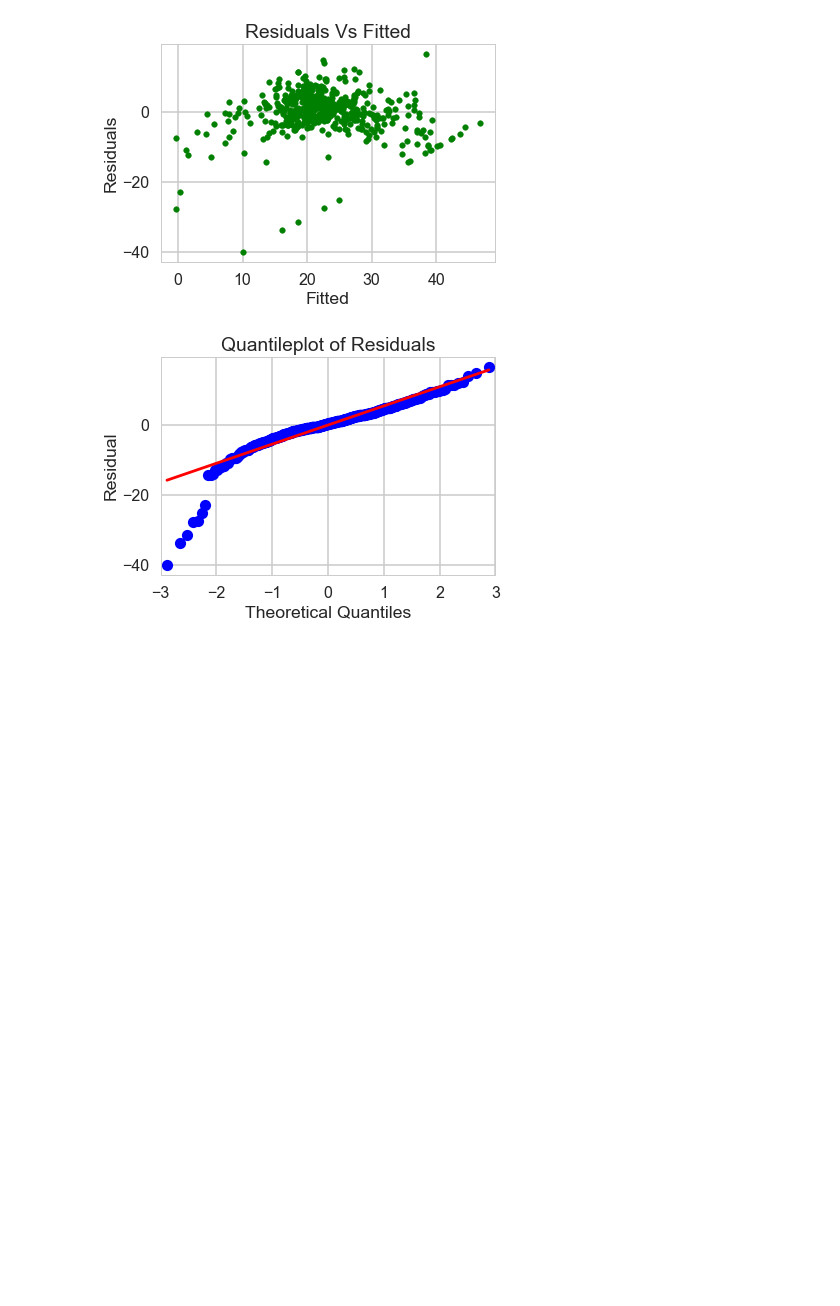
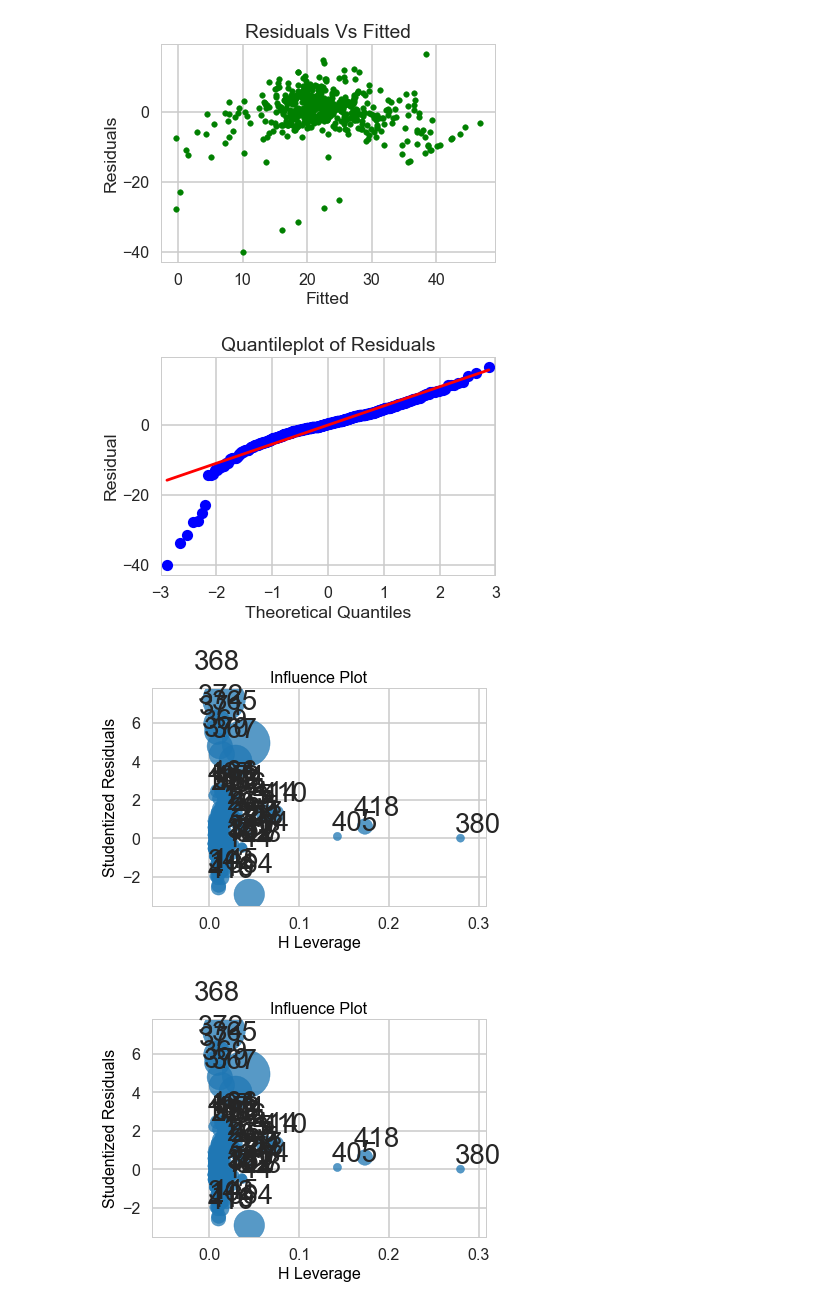
Before and after one commit to sowjanya2106/Springboard, a Jupyter notebook: Machine Learning/linear_regression/Mini_Project_Linear_Regression.ipynb, the cells around one changed output. Drawn from its saved outputs; the diff is of its cells as text; code cells hidden in the pictures; blank space fills up the shorter version.

```diff
--- a/Machine Learning/linear_regression/Mini_Project_Linear_Regression.ipynb
+++ b/Machine Learning/linear_regression/Mini_Project_Linear_Regression.ipynb
@@ -901,3 +903,8 @@ pylab.show()
 [figure]
 # %%
 #Construct a leverage plot and identify high leverage points in the model. Write a story explaining possible reasons for the high leverage points.
+from statsmodels.graphics.regressionplots import *
+influence_plot(m)
+# %% [output]
+[figure, added]
+[figure, added]
```
Also changed, not shown: parts of 14 cells of this notebook, 11 other files.
